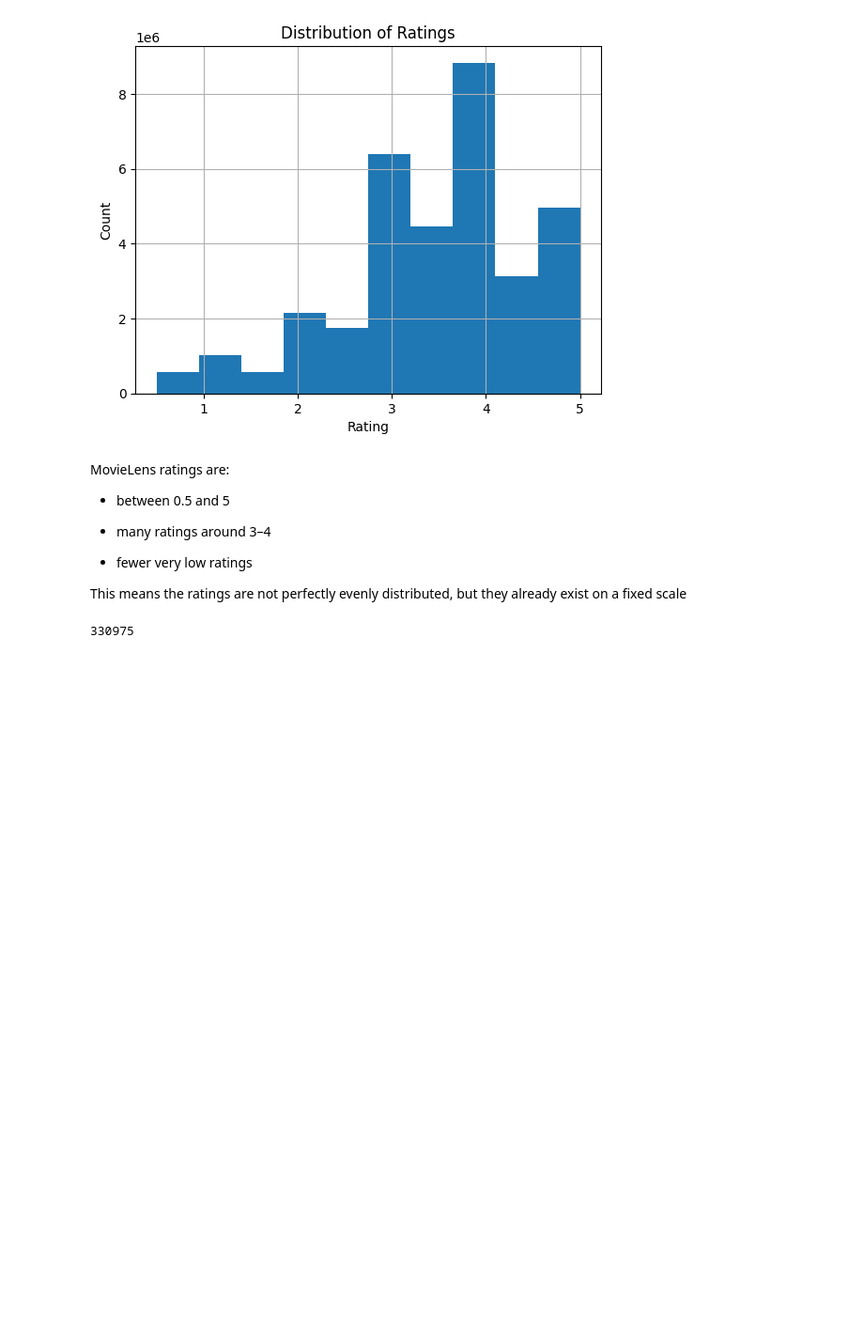
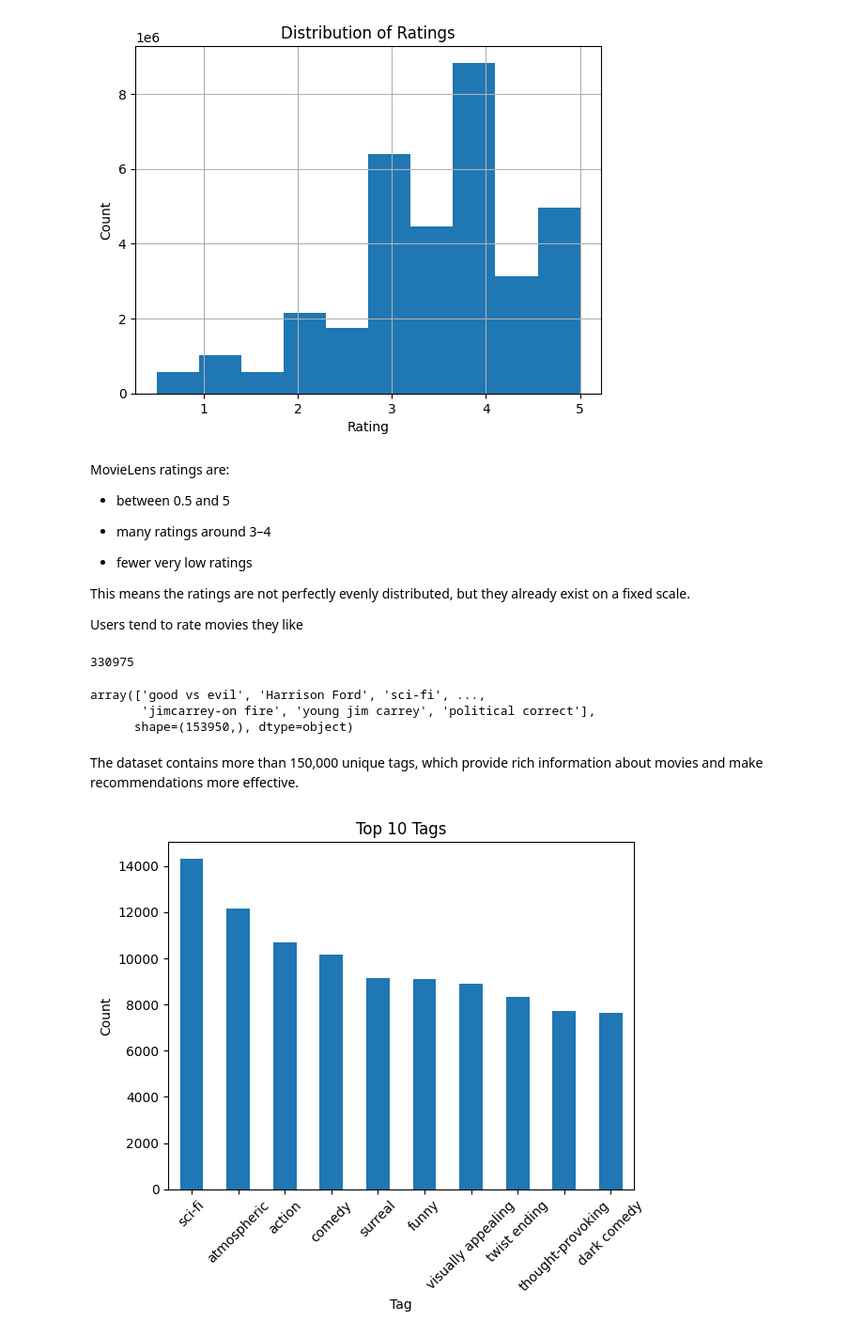
Before and after one commit to nouralahmad89-crypto/Machine-Learning-Nour-Alahmad, a Jupyter notebook: Laboration1/lab1.ipynb, the cells around one changed output. Shown at 94% size. Drawn from its saved outputs; the diff is of its cells as text; code cells hidden in the pictures; blank space fills up the shorter version.

```diff
--- a/Laboration1/lab1.ipynb
+++ b/Laboration1/lab1.ipynb
@@ -145,9 +215,30 @@ MovieLens ratings are:
 
 - fewer very low ratings
 
-This means the ratings are not perfectly evenly distributed, but they already exist on a fixed scale
+This means the ratings are not perfectly evenly distributed, but they already exist on a fixed scale.
+
+Users tend to rate movies they like
 # %%
 ratings["userId"].nunique()
 #ratings["movieId"].nunique()
 # %% [output]
 330975
+# %%
+tags['tag'].unique()
+# %% [output]
+array(['good vs evil', 'Harrison Ford', 'sci-fi', ...,
+       'jimcarrey-on fire', 'young jim carrey', 'political correct'],
+      shape=(153950,), dtype=object)
+# %% [markdown]
+The dataset contains more than 150,000 unique tags, which provide rich information about movies and make recommendations more effective.
+# %%
+top_tags = tags['tag'].value_counts().head(10)
+
+top_tags.plot(kind='bar')
+plt.title("Top 10 Tags")
+plt.xlabel("Tag")
+plt.ylabel("Count")
+plt.xticks(rotation=45)
+plt.show()
+# %% [output]
+[figure, added]
```
Also changed, not shown: parts of 35 cells of this notebook, 1 other file.
